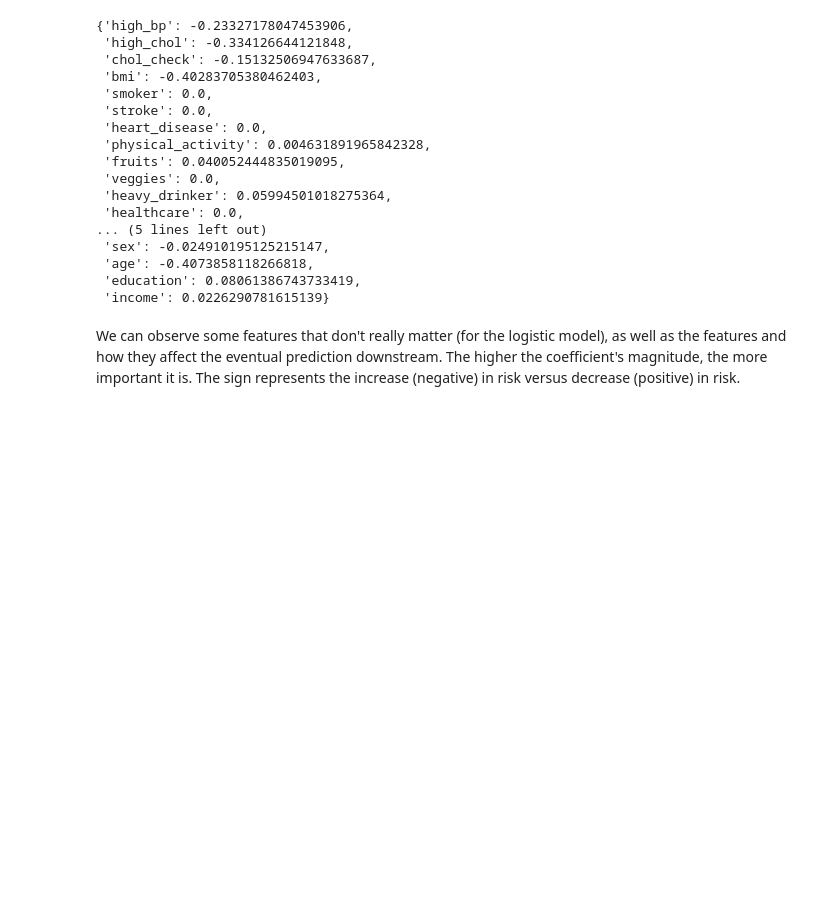
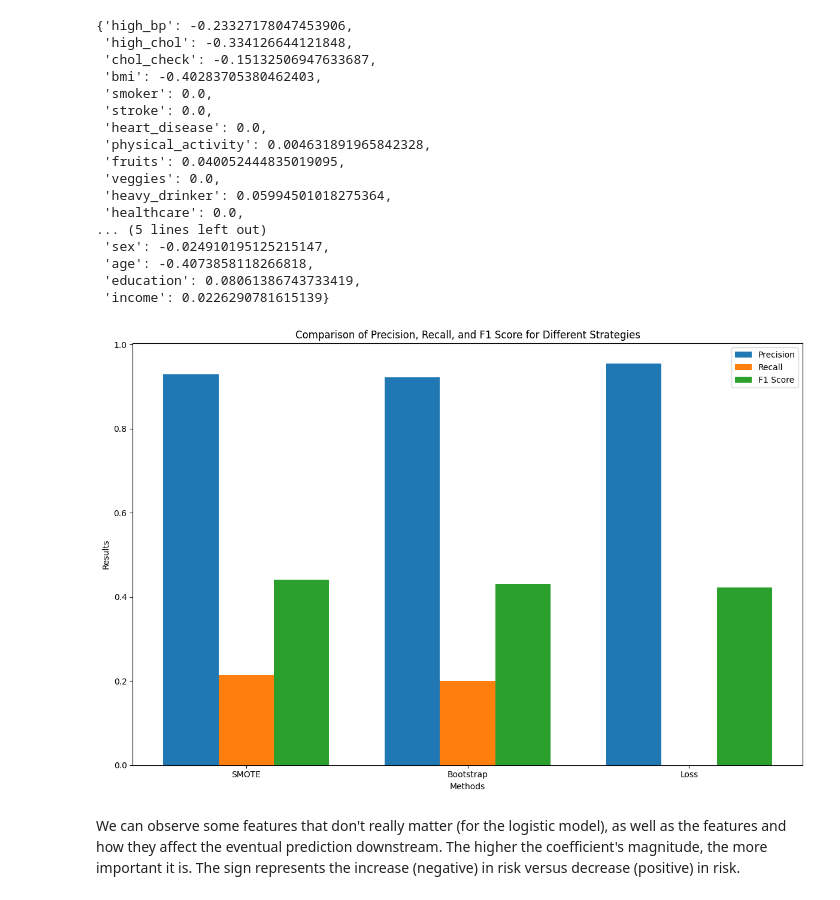
Before and after one commit to arjashok/ecs-171-project, a Jupyter notebook: notebooks/modeling.ipynb, the cells around one changed output. Drawn from its saved outputs; the diff is of its cells as text; code cells hidden in the pictures; blank space fills up the shorter version.

Commit message:
created graph on different strategies

```diff
--- a/notebooks/modeling.ipynb
+++ b/notebooks/modeling.ipynb
@@ -156,2 +225,51 @@ models["log"].explain_model()
+# %%
+
+# Data for the graph
+categories = ['SMOTE', 'Bootstrap', 'Loss']
+labels = ['Precision', 'Recall', 'F1 Score']
+
+
+# Values for each trial(Precision, Recall, F1 in order, with no diabetes being [0], pre-diabetes being [1], and diabetes being [2])
+
+smote_results = [
+    [0.9293626914660832, 0.021553124661540128, 0.34769481844145245],
+    [0.6359701457616809, 0.21490280777537796, 0.6027726694016127],
+    [0.7551709288919141, 0.03917708435869672, 0.4410060028979507]
+]
+
+loss_results = [
+    [0.9552157477097026, 0.0, 0.2809151733495532],
+    [0.6562317212980511, 0.0, 0.8493421983307399],
+    [0.7779873516032397, 0.0, 0.42219253217073344]
+]
+
+bootstrap_results = [
+    [0.9221827890469834, 0.021359669269637116, 0.3498011489173663],
+    [0.6626658243840808, 0.20086393088552915, 0.5599094638562738],
+    [0.7711765186375147, 0.03861324475814822, 0.43059181897302]
+]
+
+x = np.arange(len(categories))  # the label locations
+width = 0.25  # width of each bar
+
+fig, ax = plt.subplots(figsize=(12, 8))
+
+# Plotting the data
+ax.bar(x - width, [val[0] for val in [smote_results[0], bootstrap_results[0], loss_results[0]]], width, label='Precision')
+ax.bar(x, [val[1] for val in [smote_results[1], bootstrap_results[1], loss_results[1]]], width, label='Recall')
+ax.bar(x + width, [val[2] for val in [smote_results[2], bootstrap_results[2], loss_results[2]]], width, label='F1 Score')
+
+# Add labels, title, and legend
+ax.set_xlabel('Methods')
+ax.set_ylabel('Results')
+ax.set_title('Comparison of Precision, Recall, and F1 Score for Different Strategies')
+ax.set_xticks(x)
+ax.set_xticklabels(categories)
+ax.legend()
+
+plt.tight_layout()
+plt.show()
+# %% [output]
+[figure, added]
 # %% [markdown]
 We can observe some features that don't really matter (for the logistic model), as well as the features and how they affect the eventual prediction downstream. The higher the coefficient's magnitude, the more important it is. The sign represents the increase (negative) in risk versus decrease (positive) in risk.
```
Also changed, not shown: parts of 2 cells of this notebook.
